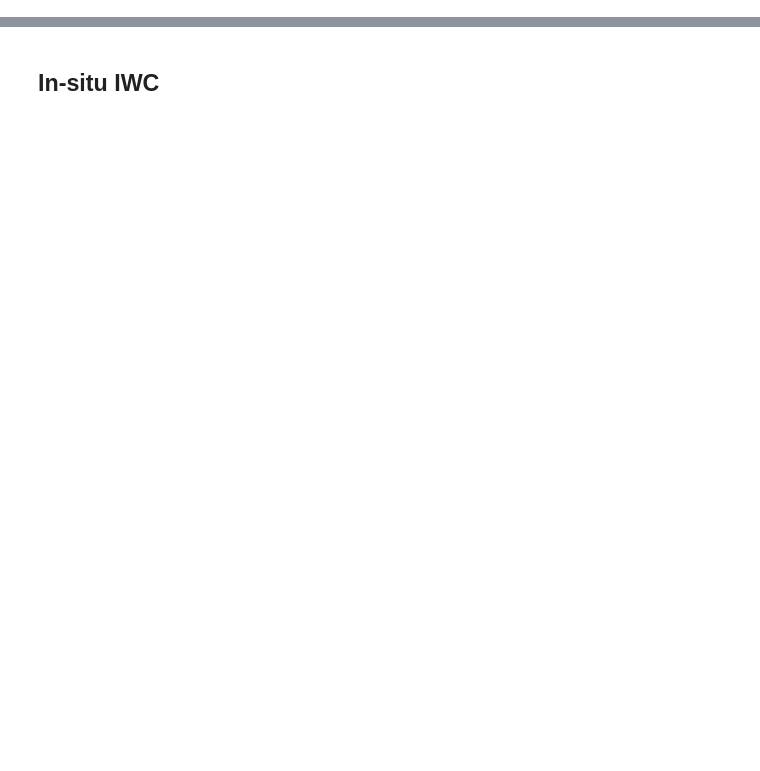
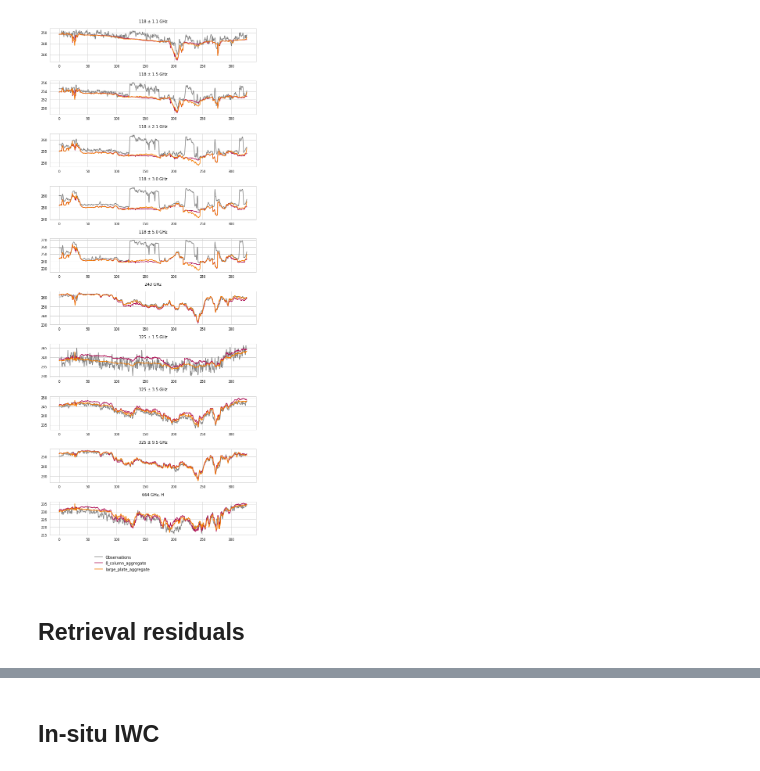
Before and after one commit to simonpf/ismar_combined, a Jupyter notebook: notebooks/results.ipynb, the cells around one changed output, grey strips where cells are left out. Cells and saved outputs as stored; diff of their text form; code cells hidden in the pictures; blank space fills up the shorter version.

```diff
--- a/notebooks/results.ipynb
+++ b/notebooks/results.ipynb
@@ -155,0 +56,33 @@ plt.pcolormesh(xx, yy, 100 * rh.T, norm = Normalize(vmin = 0, vmax = 100))
+# %%
+from joint_flight.data import hamp
+
+n = 10
+f, axs = plt.subplots(n, 1, figsize = (8,  2 * n))
+
+channel_names_ismar = ["118 ± 1.1 GHz", "118 ± 1.5 GHz", "118 ± 2.1 GHz", "118 ± 3.0 GHz", "118 ± 5.0 GHz", \
+                       "243 GHz", "325 ± 1.5 GHz", "325 ± 3.5 GHz", "325 ± 9.5 GHz", "664 GHz, H"]
+
+y = results["large_plate_aggregate"]["y_ismar"]
+mask = np.all(y < 1e9, axis = 1)
+x = hamp.d[:-1][mask]
+
+for i in range(n):
+    ax = axs[i]
+    ax.plot(x, y[mask, i], c = "gray", label = "Observations")
+
+for shape in ["8_column_aggregate", "large_plate_aggregate"]:
+    yf = results[shape]["yf_ismar"]
+    mask = np.all(yf < 1e9, axis = 1)
+    x  = hamp.d[:-1][mask]
+    for i in range(n):
+        ax = axs[i]
+        ax.set_title(channel_names_ismar[i])
+        ax.plot(x, yf[mask, i], label = shape)
+ax.legend(bbox_to_anchor = [0.5, -0.5])
+
+plt.tight_layout()
+f.savefig("retrieval_fits_ismar.pdf")
+# %% [output]
+[figure, added]
+# %% [markdown]
+## Retrieval residuals
```
Also changed, not shown: parts of 37 cells of this notebook, 6 other files.
